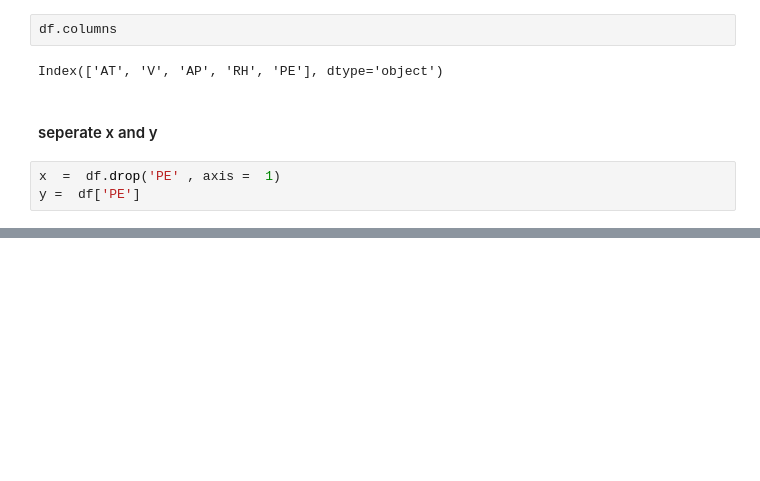
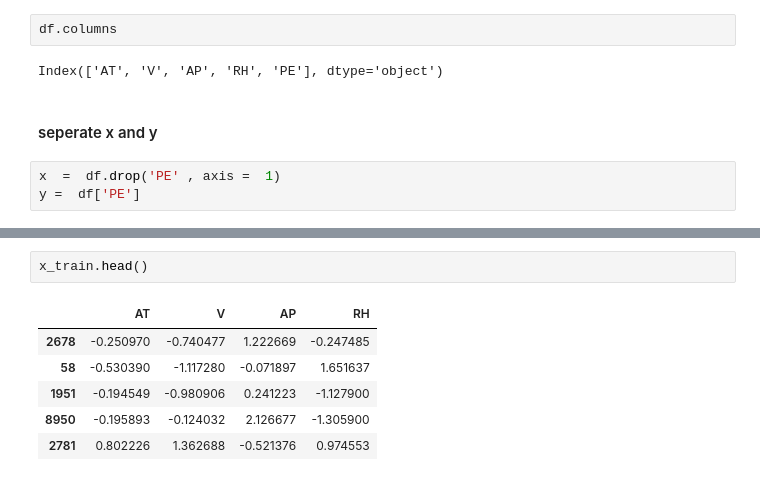
Before and after one commit to varshum12/ML-10-Act-25-, a Jupyter notebook: Decision Tree Regression/DT regression power plant .ipynb, the cells around one changed output, grey strips where cells are left out. Cells and saved outputs as stored; diff of their text form; blank space fills up the shorter version.

```diff
--- a/Decision Tree Regression/DT regression power plant .ipynb
+++ b/Decision Tree Regression/DT regression power plant .ipynb
@@ -71,0 +123,9 @@ y =  df['PE']
+# %%
+x_train.head()
+# %% [output]
+|  | AT | V | AP | RH |
+| 2678 | -0.250970 | -0.740477 | 1.222669 | -0.247485 |
+| 58 | -0.530390 | -1.117280 | -0.071897 | 1.651637 |
+| 1951 | -0.194549 | -0.980906 | 0.241223 | -1.127900 |
+| 8950 | -0.195893 | -0.124032 | 2.126677 | -1.305900 |
+| 2781 | 0.802226 | 1.362688 | -0.521376 | 0.974553 |
```
Also changed, not shown: parts of 38 cells of this notebook.
